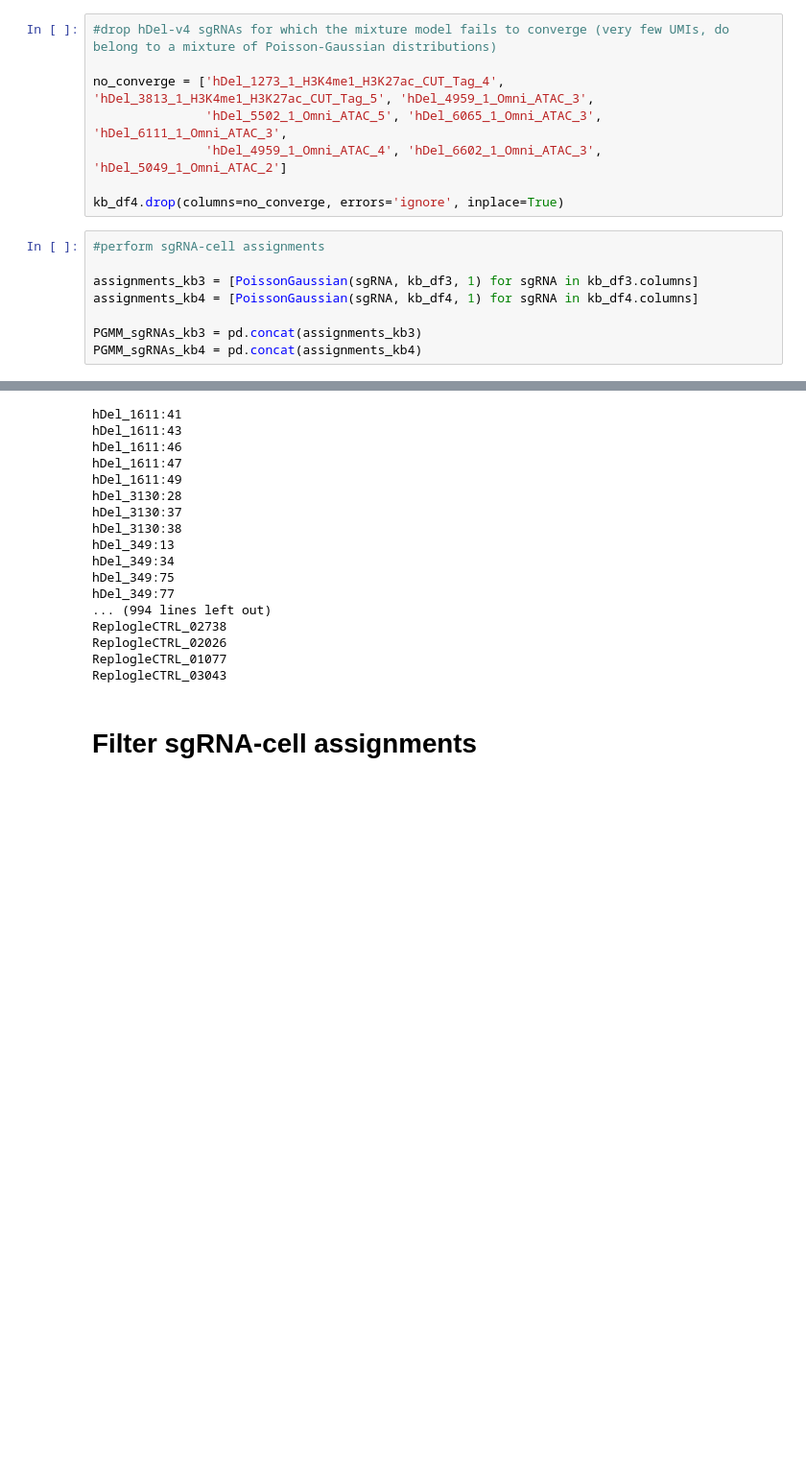
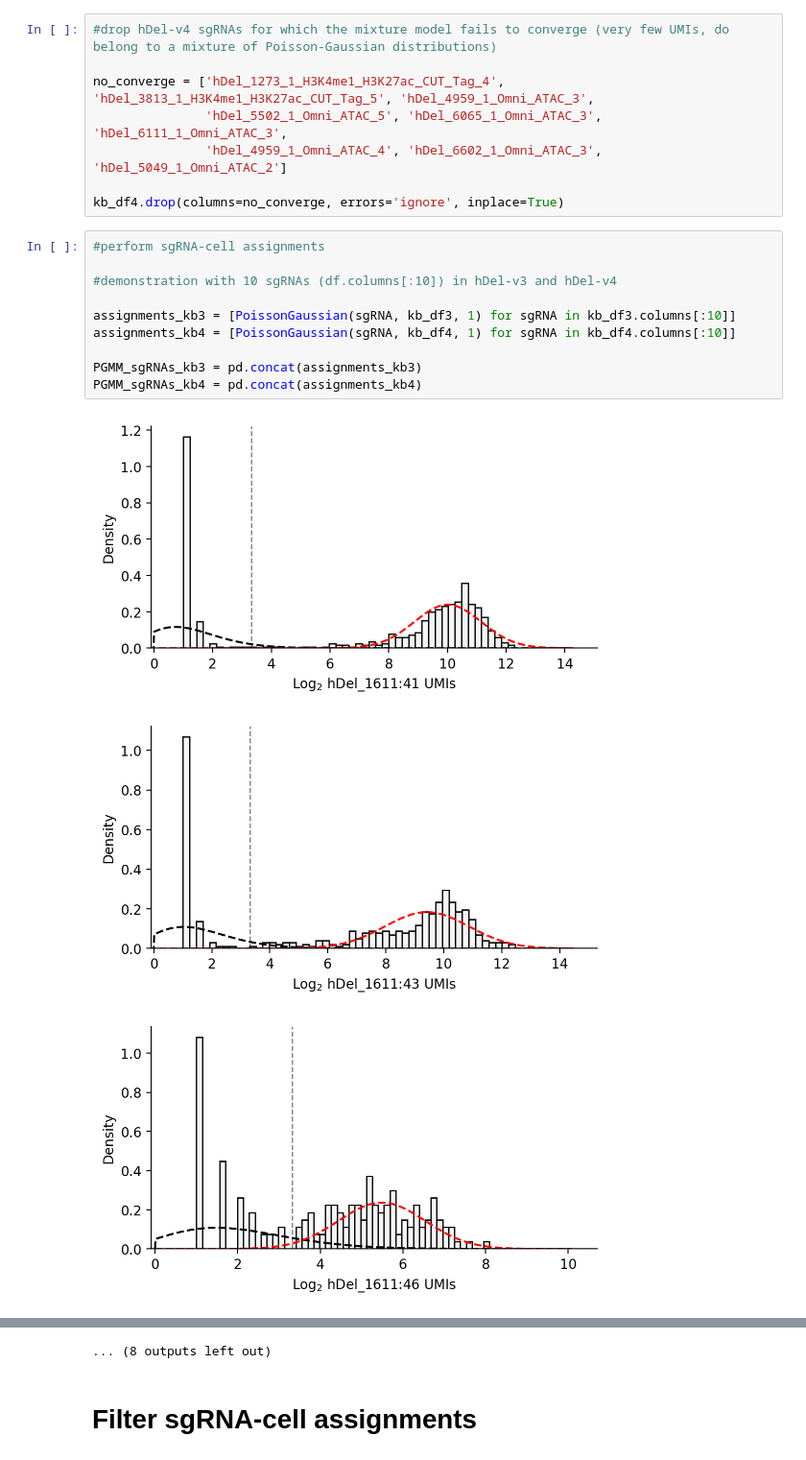
Before and after one commit to tdfair/hDels, a Jupyter notebook: Perturb-seq/hDel-v3 & hDel-v4, Poisson-Gaussian mixture model sgRNA assignments.ipynb, the cells around one changed output, grey strips where cells are left out. Shown at 96% size. Saved outputs shown, nothing was run; the diff lists cells and outputs as text; blank space fills up the shorter version.

```diff
--- a/Perturb-seq/hDel-v3 & hDel-v4, Poisson-Gaussian mixture model sgRNA assignments.ipynb
+++ b/Perturb-seq/hDel-v3 & hDel-v4, Poisson-Gaussian mixture model sgRNA assignments.ipynb
@@ -85,9 +101,14 @@ kb_df4.drop(columns=no_converge, errors='ignore', inplace=True)
 # %%
 #perform sgRNA-cell assignments
 
-assignments_kb3 = [PoissonGaussian(sgRNA, kb_df3, 1) for sgRNA in kb_df3.columns]
-assignments_kb4 = [PoissonGaussian(sgRNA, kb_df4, 1) for sgRNA in kb_df4.columns]
+#demonstration with 10 sgRNAs (df.columns[:10]) in hDel-v3 and hDel-v4
+
+assignments_kb3 = [PoissonGaussian(sgRNA, kb_df3, 1) for sgRNA in kb_df3.columns[:10]]
+assignments_kb4 = [PoissonGaussian(sgRNA, kb_df4, 1) for sgRNA in kb_df4.columns[:10]]
 
 PGMM_sgRNAs_kb3 = pd.concat(assignments_kb3)
 PGMM_sgRNAs_kb4 = pd.concat(assignments_kb4)
 # %% [output]
+[figure, added]
+[figure, added]
+[figure, added]
@@ -94,20 +124,4 @@ PGMM_sgRNAs_kb4 = pd.concat(assignments_kb4)
-hDel_1611:41
-hDel_1611:43
-hDel_1611:46
-hDel_1611:47
-hDel_1611:49
-hDel_3130:28
-hDel_3130:37
-hDel_3130:38
-hDel_349:13
-hDel_349:34
-hDel_349:75
-hDel_349:77
-... (994 lines left out)
-ReplogleCTRL_02738
-ReplogleCTRL_02026
-ReplogleCTRL_01077
-ReplogleCTRL_03043
+... (8 outputs left out)
 # %% [markdown]
 # Filter sgRNA-cell assignments
 # %%
```
Also changed, not shown: parts of 6 cells of this notebook.
